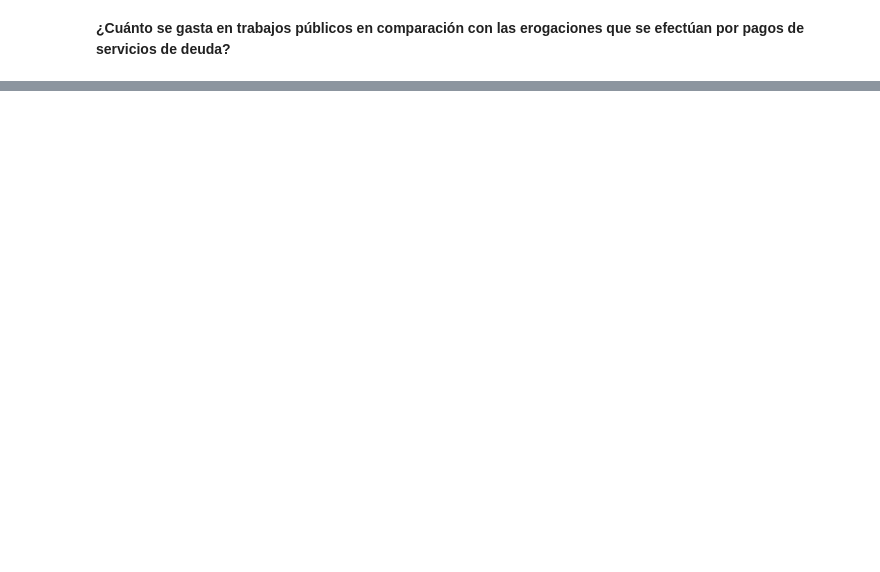
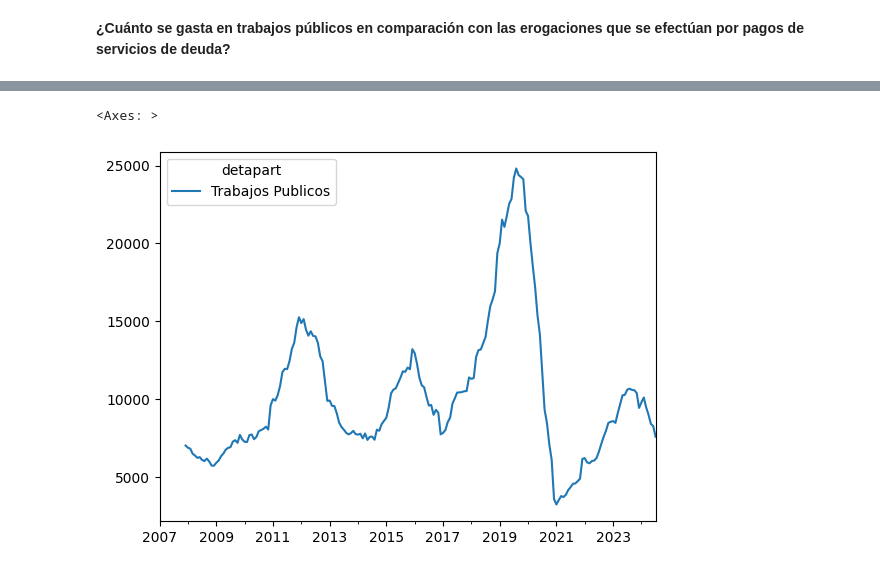
Before and after one commit to pabanib/CEFIM-Informes, a Jupyter notebook: PresupMendoza.ipynb, the cells around one changed output, grey strips where cells are left out. Saved outputs shown, nothing was run; the diff lists cells and outputs as text; code cells hidden in the pictures; blank space fills up the shorter version.

```diff
--- a/PresupMendoza.ipynb
+++ b/PresupMendoza.ipynb
@@ -301,3 +301,8 @@ fig = px.bar(presup_anual[['Servicios de Deuda','Trabajos Publicos']],barmode =
 fig.update_layout(annotations=[dict(x=0, y=-0.2, xref='paper', yref='paper', text=nota_pie, showarrow=False)])
 # %% [output]
 [interactive output not drawn]
+# %%
+presup_prov[['Trabajos Publicos']].rolling(12).mean().plot()
+# %% [output]
+<Axes: >
+[figure, added]
```
Also changed, not shown: parts of 16 cells of this notebook.
